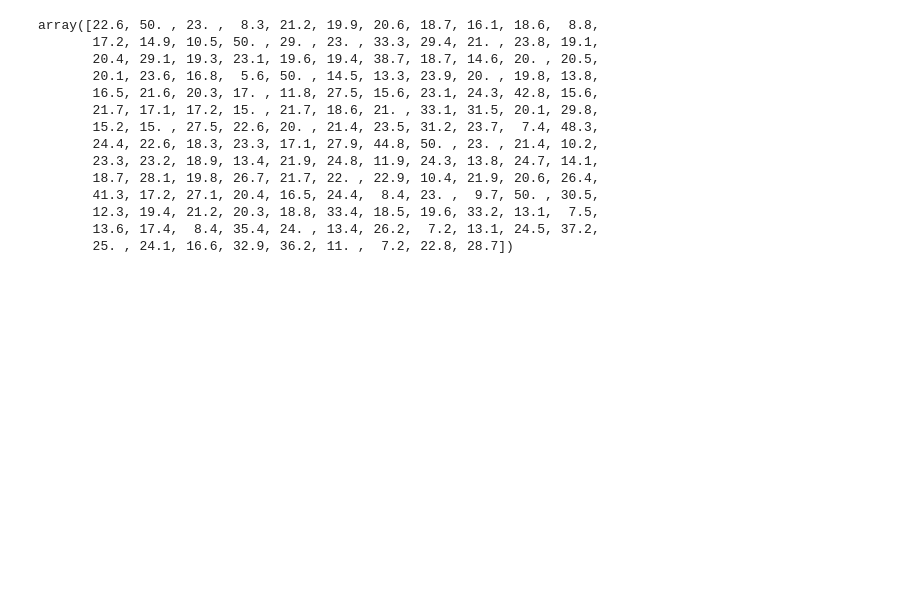
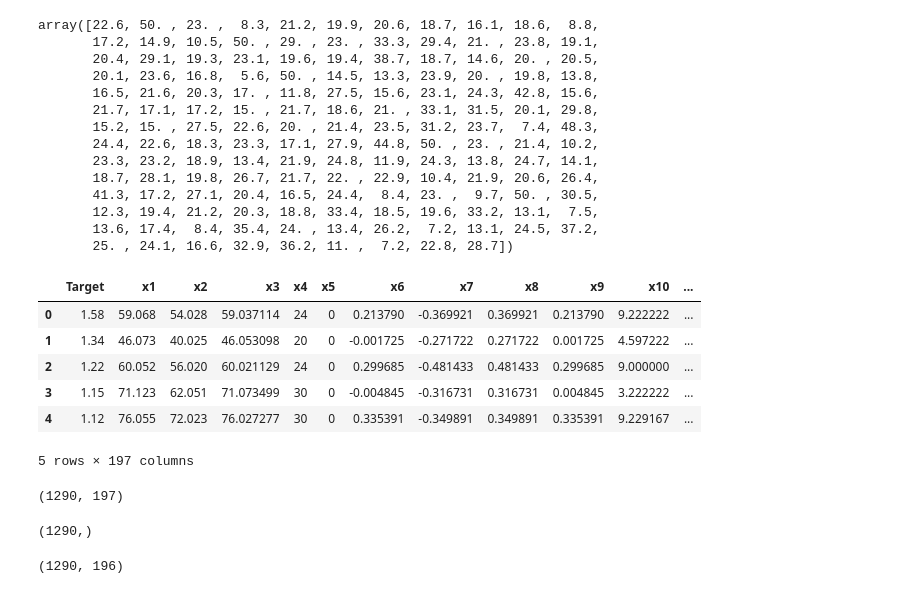
Before and after one commit to ichi-a00/google_colab, a Jupyter notebook: 教師あり学習：回帰.ipynb, the cells around one changed output. Cells and saved outputs as stored; diff of their text form; code cells hidden in the pictures; blank space fills up the shorter version.

```diff
--- a/教師あり学習：回帰.ipynb
+++ b/教師あり学習：回帰.ipynb
@@ -214,0 +217,14 @@ array([22.6, 50. , 23. ,  8.3, 21.2, 19.9, 20.6, 18.7, 16.1, 18.6,  8.8,
+# %%
+df.head()
+# %% [output]
+|  | Target | x1 | x2 | x3 | x4 | x5 | x6 | x7 | x8 | x9 | x10 | ... |
+| 0 | 1.58 | 59.068 | 54.028 | 59.037114 | 24 | 0 | 0.213790 | -0.369921 | 0.369921 | 0.213790 | 9.222222 | ... |
+| 1 | 1.34 | 46.073 | 40.025 | 46.053098 | 20 | 0 | -0.001725 | -0.271722 | 0.271722 | 0.001725 | 4.597222 | ... |
+| 2 | 1.22 | 60.052 | 56.020 | 60.021129 | 24 | 0 | 0.299685 | -0.481433 | 0.481433 | 0.299685 | 9.000000 | ... |
+| 3 | 1.15 | 71.123 | 62.051 | 71.073499 | 30 | 0 | -0.004845 | -0.316731 | 0.316731 | 0.004845 | 3.222222 | ... |
+| 4 | 1.12 | 76.055 | 72.023 | 76.027277 | 30 | 0 | 0.335391 | -0.349891 | 0.349891 | 0.335391 | 9.229167 | ... |
+5 rows × 197 columns
+# %%
+df.shape
+# %% [output]
+(1290, 197)
@@ -214,0 +234,8 @@ array([22.6, 50. , 23. ,  8.3, 21.2, 19.9, 20.6, 18.7, 16.1, 18.6,  8.8,
+# %%
+t.shape
+# %% [output]
+(1290,)
+# %%
+x.shape
+# %% [output]
+(1290, 196)
```
Also changed, not shown: parts of 18 cells of this notebook.
